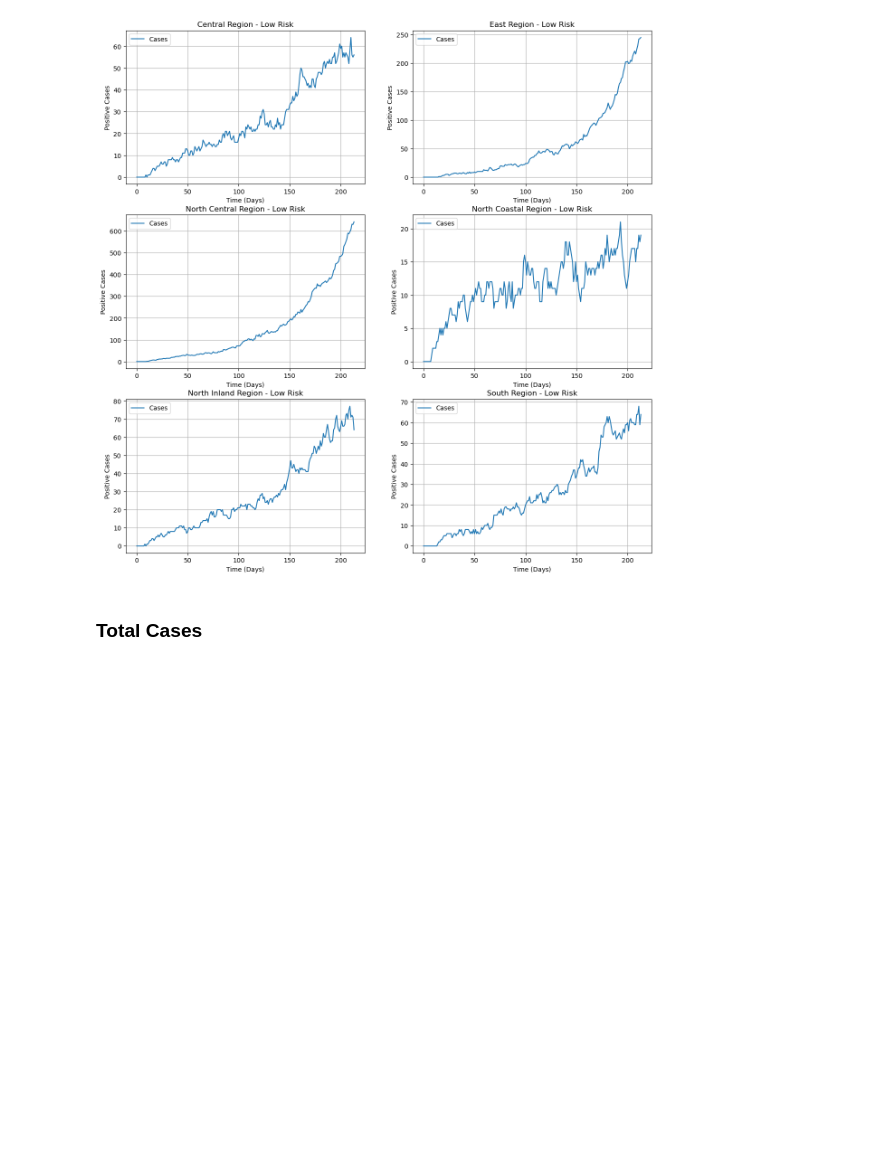
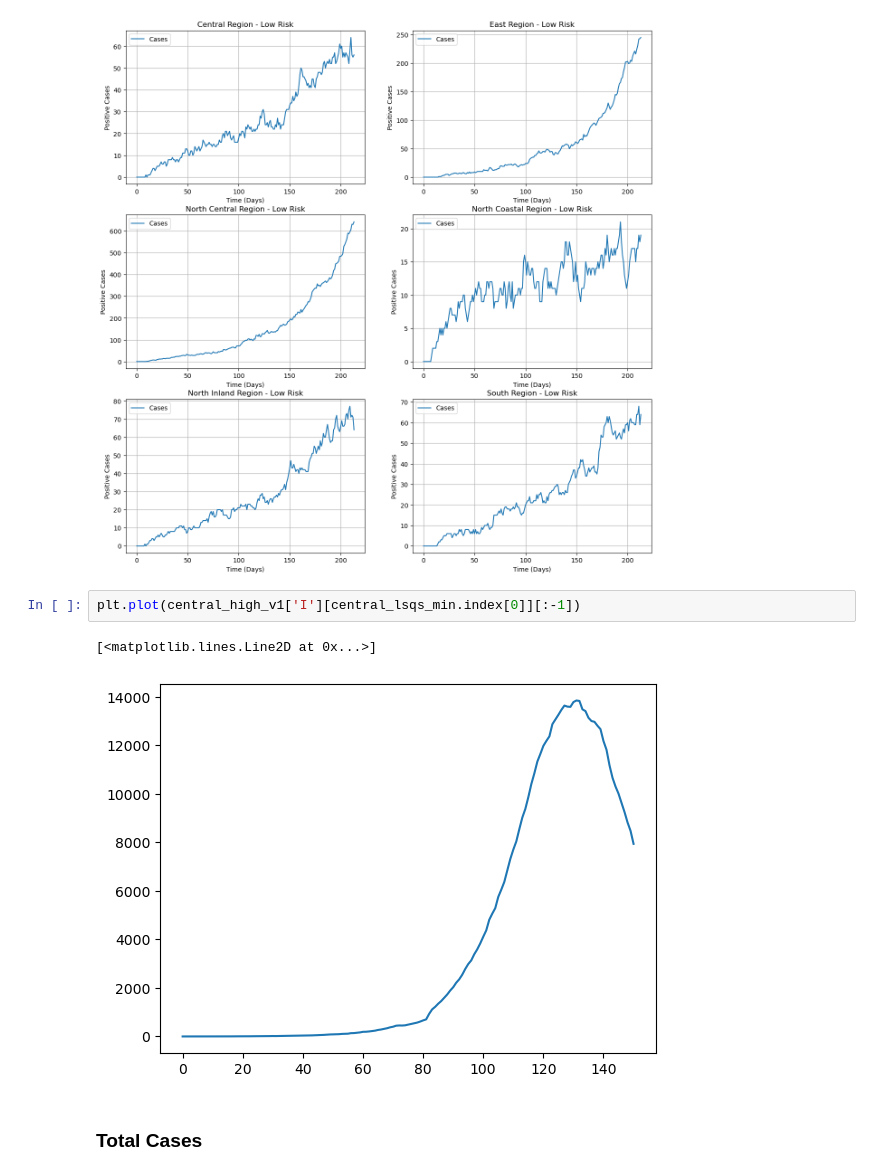
Before and after one commit to kazi0302/COVID-19-Modeling-and-Parameter-Fitting, a Jupyter notebook: Monte Carlo Simulation/MC_simulator_v4.ipynb, the cells around one changed output. Drawn from its saved outputs; the diff is of its cells as text; blank space fills up the shorter version.

```diff
--- a/Monte Carlo Simulation/MC_simulator_v4.ipynb
+++ b/Monte Carlo Simulation/MC_simulator_v4.ipynb
@@ -1264,6 +1264,11 @@ ax6.set_ylabel('Positive Cases')
 ax6.grid()
 # %% [output]
 [figure]
+# %%
+plt.plot(central_high_v1['I'][central_lsqs_min.index[0]][:-1])
+# %% [output]
+[<matplotlib.lines.Line2D at 0x...>]
+[figure, added]
 # %% [markdown]
 ### Total Cases
 # %%
```
Also changed, not shown: parts of 11 cells of this notebook, 48 other files.
